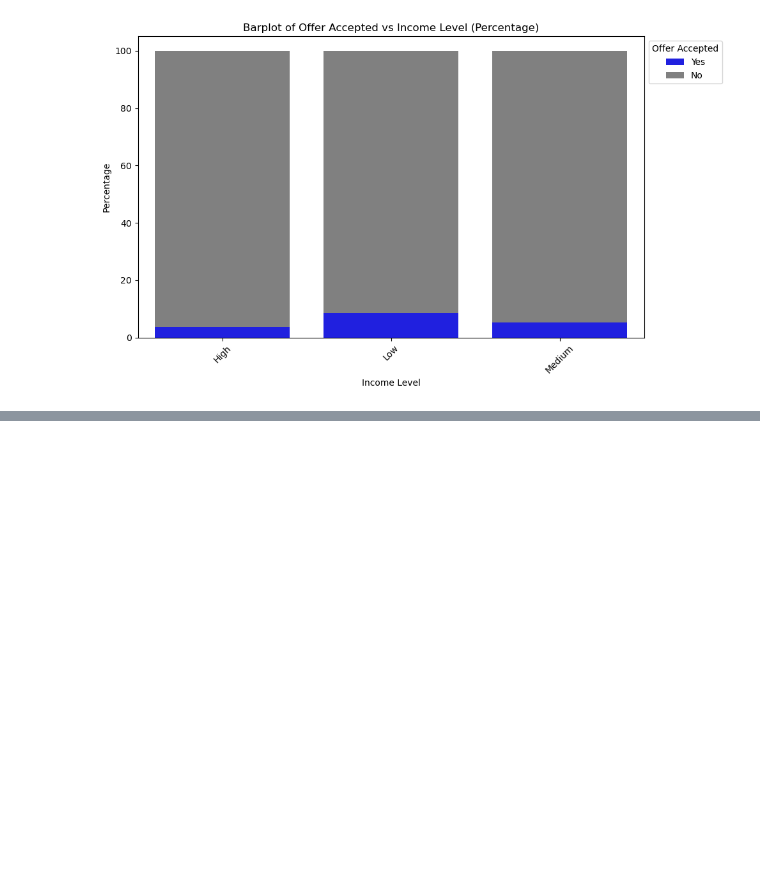
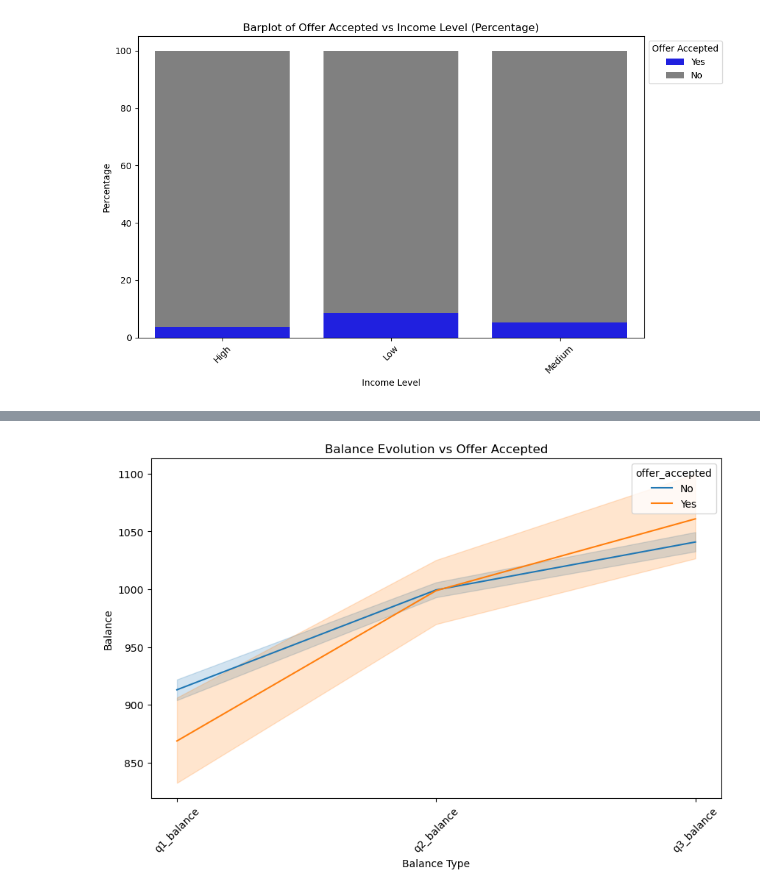
Before and after one commit to IllyaUA/ProjectMid, a Jupyter notebook: ProjectMid.ipynb, the cells around one changed output, grey strips where cells are left out. Drawn from its saved outputs; the diff is of its cells as text; code cells hidden in the pictures; blank space fills up the shorter version.

```diff
--- a/ProjectMid.ipynb
+++ b/ProjectMid.ipynb
@@ -666,0 +679,22 @@ plt.show()
+# %%
+# Select the columns of interest
+balance_columns = ['q1_balance', 'q2_balance', 'q3_balance', 'offer_accepted']
+
+# Create a new DataFrame with selected columns
+balance_df = df[balance_columns]
+
+# Melt the DataFrame to long format for plotting
+melted_df = balance_df.melt(id_vars='offer_accepted', var_name='balance_type', value_name='balance')
+
+# Create a line plot
+plt.figure(figsize=(10, 6))
+sns.lineplot(data=melted_df, x='balance_type', y='balance', hue='offer_accepted')
+plt.title('Balance Evolution vs Offer Accepted')
+plt.xlabel('Balance Type')
+plt.ylabel('Balance')
+plt.xticks(rotation=45)
+
+# Show the plot
+plt.show()
+# %% [output]
+[figure, added]
```
Also changed, not shown: parts of 4 cells of this notebook, 1 other file.
